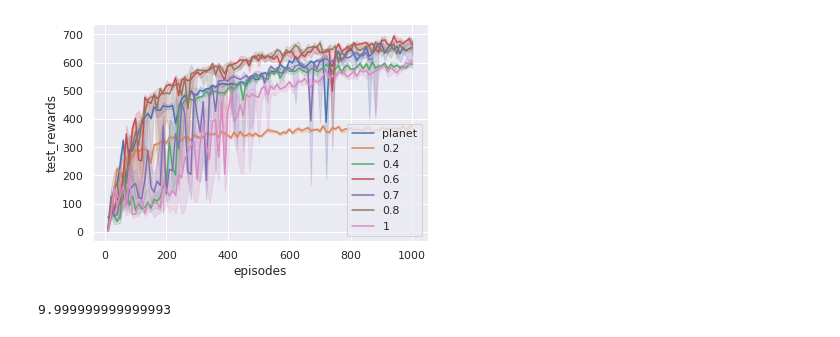
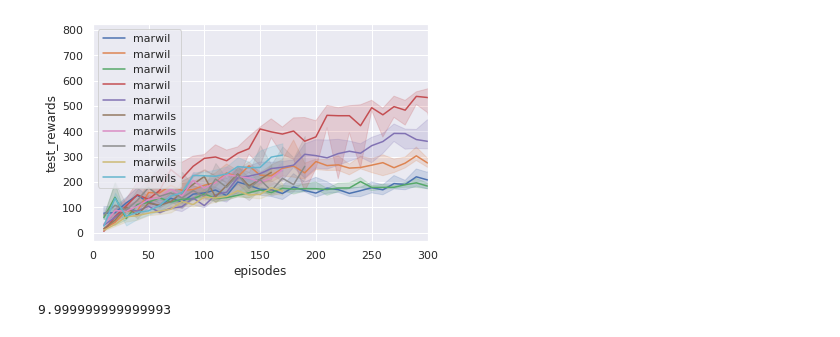
Before and after one commit to amini2nt/mb_rainbow, a Jupyter notebook: Plots.ipynb, the cells around one changed output. Saved outputs shown, nothing was run; the diff lists cells and outputs as text; code cells hidden in the pictures.

```diff
--- a/Plots.ipynb
+++ b/Plots.ipynb
@@ -55,4 +55,5 @@ def plot_test_rewards(flocs, names):
             for j in range(0, len(test_rewards[i])):
                 y[i*trials + j] = test_rewards[i][j]
         df = pd.DataFrame({"test_rewards" : y, "episodes": x})
-        ax = sns.lineplot(x = "episodes", y="test_rewards", data=df, label=names[k], estimator=np.median)
+        ax = sns.lineplot(x = "episodes", y="test_rewards", data=df, label=names[k], estimator=np.mean)
+        #ax.set(xlim=(0, 300))
@@ -61,37 +598,99 @@ smoothing = 0.9
 flocs = []
 names = []
 
 #flocs.append("results/pop_trial/metrics.pth")
 #names.append("PLANET + poplin")
 
-flocs.append("/mnt/data/mamini/planet/original/metrics.pth")
-names.append("planet")
-
+"""
 flocs.append("/mnt/data/mamini/planet/mppi_1_2_0.2/metrics.pth")
 names.append("0.2")
 
 flocs.append("/mnt/data/mamini/planet/mppi_1_2_0.4/metrics.pth")
 names.append("0.4")
 
 flocs.append("/mnt/data/mamini/planet/mppi_1_2_0.6/metrics.pth")
 names.append("0.6")
 
 flocs.append("/mnt/data/mamini/planet/mppi_1_2_0.7/metrics.pth")
 names.append("0.7")
 
 flocs.append("/mnt/data/mamini/planet/mppi_1_2_0.8/metrics.pth")
 names.append("0.8")
 
 
 
 flocs.append("/mnt/data/mamini/planet/mppi_1_2_1/metrics.pth")
 names.append("1")
+"""
+
+#flocs.append("/mnt/data/mamini/planet/fpop_p_mppi_full_2_0.6/metrics.pth")
+#names.append("mppi+policy")
+"""
+flocs.append("/mnt/data/mamini/planet/fpop_p_planner_full/metrics.pth")
+names.append("cem+policy")
+
+flocs.append("/mnt/data/mamini/planet/fpop_p_planner_full_val_0.7/metrics.pth")
+names.append("cem+policy+marwil0.7")
+
+flocs.append("/mnt/data/mamini/planet/fpop_p_planner_full_val_0.5/metrics.pth")
+names.append("cem+policy+marwil0.5")
+
+
+
+
+flocs.append("/mnt/data/mamini/planet/original/metrics.pth")
+names.append("planet")
+
+
+flocs.append("/mnt/data/mamini/planet/fpop_p_planner_det/metrics.pth")
+names.append("det")
+
+"""
+
+"""
+flocs.append("/mnt/data/mamini/planet/cluster_planet/planet_cheetah_run_1/metrics.pth")
+names.append("planet")
+flocs.append("/mnt/data/mamini/planet/cluster_planet/planet_cheetah_run_2/metrics.pth")
+names.append("planet")
+flocs.append("/mnt/data/mamini/planet/cluster_planet/planet_cheetah_run_3/metrics.pth")
+names.append("planet")
+flocs.append("/mnt/data/mamini/planet/cluster_planet/planet_cheetah_run_4/metrics.pth")
+names.append("planet")
+flocs.append("/mnt/data/mamini/planet/cluster_planet/planet_cheetah_run_5/metrics.pth")
+names.append("planet")
+
+"""
+
+flocs.append("/mnt/data/mamini/planet/nithin_cluster/marwil_cheetah_k_0.7_detach_run_1/metrics.pth")
+names.append("marwil")
+
+flocs.append("/mnt/data/mamini/planet/nithin_cluster/marwil_cheetah_k_0.7_detach_run_2/metrics.pth")
+names.append("marwil")
+flocs.append("/mnt/data/mamini/planet/nithin_cluster/marwil_cheetah_k_0.7_detach_run_3/metrics.pth")
+names.append("marwil")
+flocs.append("/mnt/data/mamini/planet/nithin_cluster/marwil_cheetah_k_0.7_detach_run_4/metrics.pth")
+names.append("marwil")
+flocs.append("/mnt/data/mamini/planet/nithin_cluster/marwil_cheetah_k_0.7_detach_run_5/metrics.pth")
+names.append("marwil")
+
+
+flocs.append("/mnt/data/mamini/planet/nithin_cluster/marwil_cheetah_k_0.7_stoch_detach_run_1/metrics.pth")
+names.append("marwils")
+
+flocs.append("/mnt/data/mamini/planet/nithin_cluster/marwil_cheetah_k_0.7_stoch_detach_run_2/metrics.pth")
+names.append("marwils")
+flocs.append("/mnt/data/mamini/planet/nithin_cluster/marwil_cheetah_k_0.7_stoch_detach_run_3/metrics.pth")
+names.append("marwils")
+flocs.append("/mnt/data/mamini/planet/nithin_cluster/marwil_cheetah_k_0.7_stoch_detach_run_4/metrics.pth")
+names.append("marwils")
+flocs.append("/mnt/data/mamini/planet/nithin_cluster/marwil_cheetah_k_0.7_stoch_detach_run_5/metrics.pth")
+names.append("marwils")
 
 
 #plot_train_rewards(flocs, names, smoothing)
 plot_test_rewards(flocs, names)
 # %% [output]
-[figure, old version]
+[figure, new version]
 # %%
 a = np.ones(1000)
 
```
Also changed, not shown: parts of 11 cells of this notebook.
